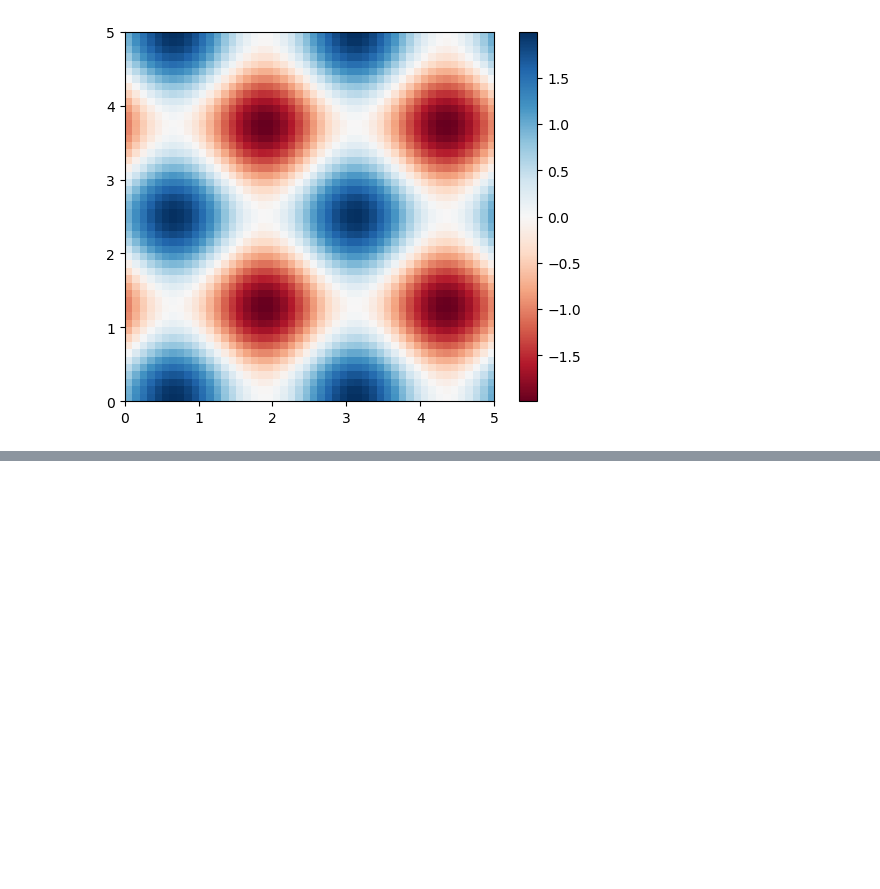
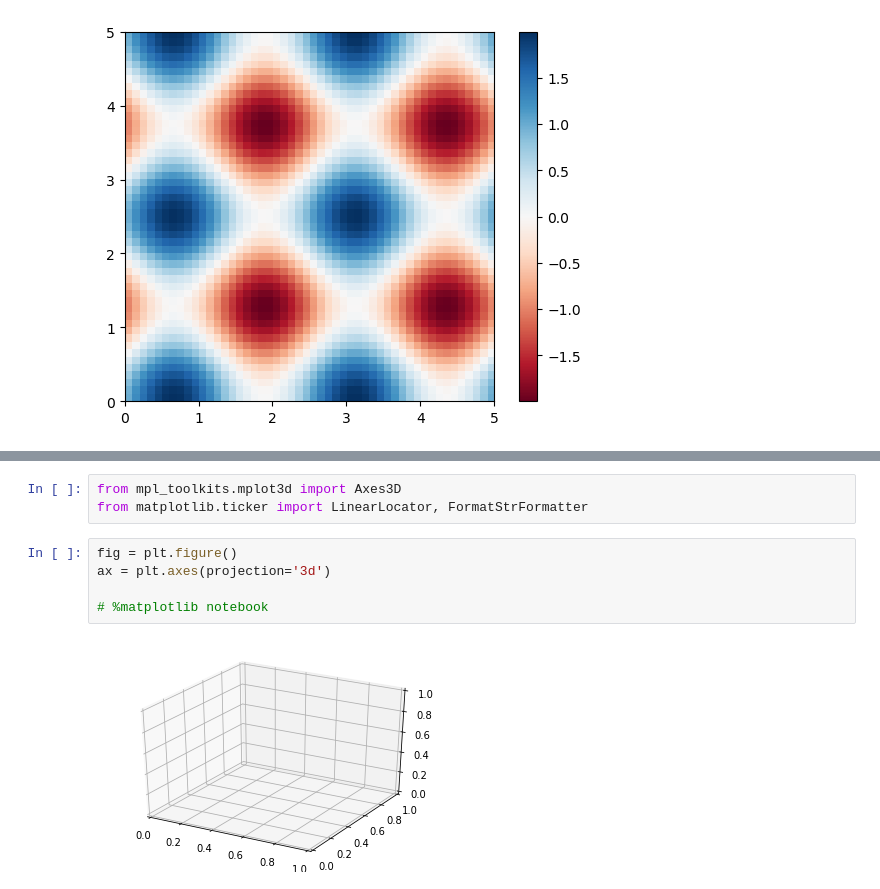
Before and after one commit to dan1dr/master_DS, a Jupyter notebook: 3.Data_Visualization/Matplotlib.ipynb, the cells around one changed output, grey strips where cells are left out. Drawn from its saved outputs; the diff is of its cells as text; blank space fills up the shorter version.

Commit message:
complete matplotlib

```diff
--- a/3.Data_Visualization/Matplotlib.ipynb
+++ b/3.Data_Visualization/Matplotlib.ipynb
@@ -878,0 +884,10 @@ plt.axis(aspect='image');
+# %%
+from mpl_toolkits.mplot3d import Axes3D
+from matplotlib.ticker import LinearLocator, FormatStrFormatter
+# %%
+fig = plt.figure()
+ax = plt.axes(projection='3d')
+
+# %matplotlib notebook
+# %% [output]
+[figure, added]
```
Also changed, not shown: parts of 31 cells of this notebook.
